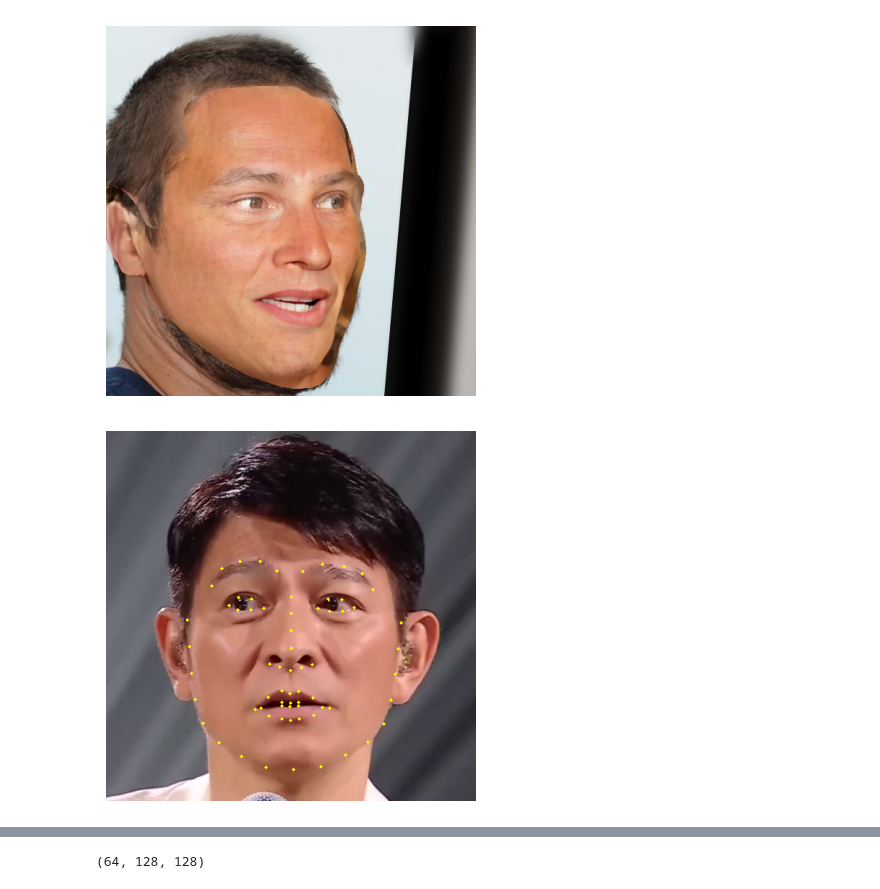
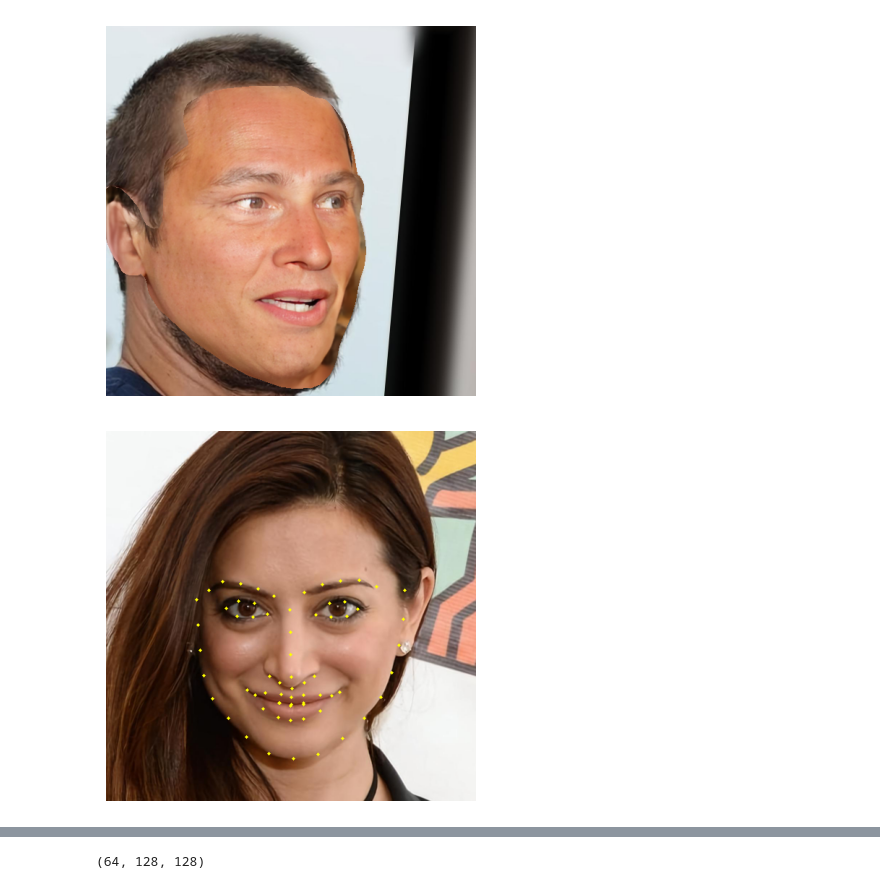
Before and after one commit to Sanoojan/Paint_for_swap, a Jupyter notebook: analyse.ipynb, the cells around one changed output, grey strips where cells are left out. Drawn from its saved outputs; the diff is of its cells as text; code cells hidden in the pictures.

Commit message:
Guided_working

```diff
--- a/analyse.ipynb
+++ b/analyse.ipynb
@@ -219,35 +219,35 @@ import cv2
 import matplotlib.pyplot as plt
 
 # Load the image
-image_path = 'results_video/New_v4_no_grad_ep49_mouth_p/Andy2cropped_face/260.png'  # Replace with the actual image path
+image_path = 'results_grad/Guided_Test_segmentation/samples/000000000004_GT.png'  # Replace with the actual image path
 image = cv2.imread(image_path)
 image = cv2.resize(image, (512, 512))
 # Initialize the face detector and the landmark predictor
 detector = dlib.get_frontal_face_detector()
 predictor = dlib.shape_predictor("Other_dependencies/DLIB_landmark_det/shape_predictor_68_face_landmarks.dat") # Replace with the actual path to the shape predictor file
 
 # Convert the image to grayscale for processing
 gray = cv2.cvtColor(image, cv2.COLOR_BGR2GRAY)
 
 # Detect faces in the grayscale image
 faces = detector(gray)
 
 # Iterate through the faces found in the image
 for face in faces:
     # Find the facial landmarks for the face region
     landmarks = predictor(gray, face)
 
     # Loop over the landmarks and draw them on the image
     for i, landmark in enumerate(landmarks.parts()):
 
         x, y = landmark.x, landmark.y
         # print(i, x, y)
         cv2.circle(image, (x, y), 2, (0, 255, 255), -1)  # Draw a small red circle on the image
         # cv2.putText(image, str(i), (x, y), cv2.FONT_HERSHEY_SIMPLEX, 0.5, (255, 0, 0), 1, cv2.LINE_AA)  # Put a number label on each landmark
 
 # Display the image with landmarks
 plt.imshow(cv2.cvtColor(image, cv2.COLOR_BGR2RGB))
 plt.axis('off')
 plt.show()
 # %% [output]
-[figure, old version]
+[figure, new version]
```
Also changed, not shown: parts of 3 cells of this notebook, 26 other files.
